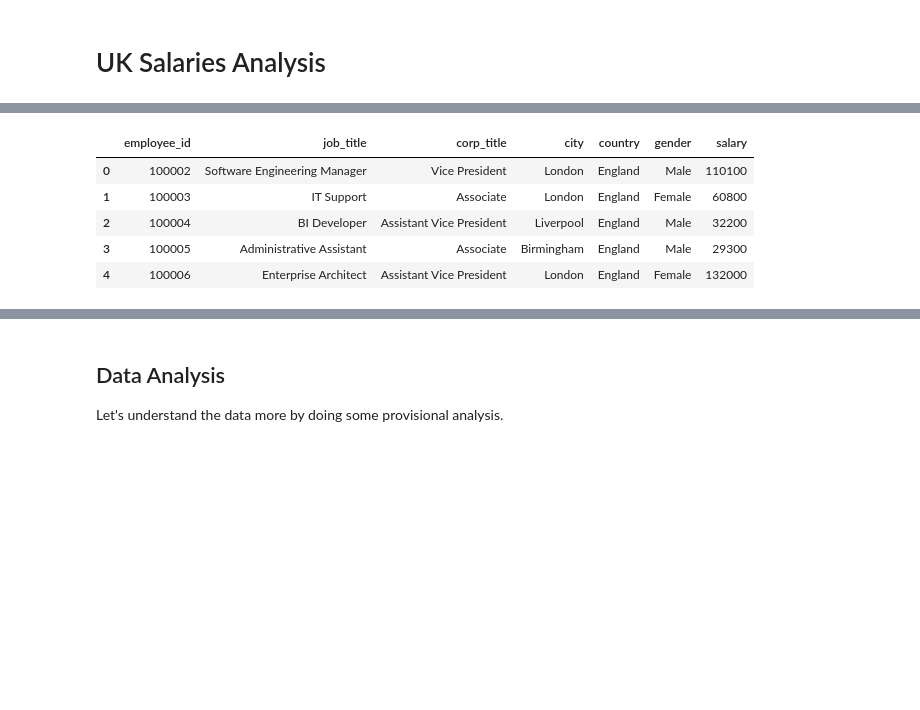
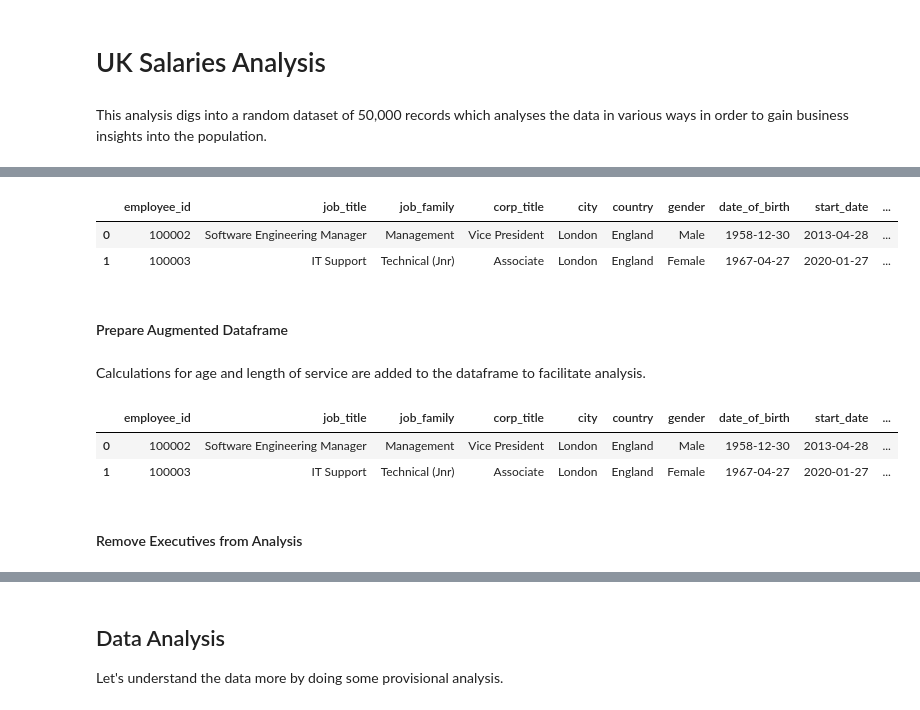
Before and after one commit to sourcery-ai-bot/library-python, a Jupyter notebook: data_science/notebooks/uk_salaries.ipynb, the cells around one changed output, grey strips where cells are left out. Saved outputs shown, nothing was run; the diff lists cells and outputs as text; code cells hidden in the pictures; blank space fills up the shorter version.

Commit message:
Develop Jupyter notebooks

```diff
--- a/data_science/notebooks/uk_salaries.ipynb
+++ b/data_science/notebooks/uk_salaries.ipynb
@@ -1,4 +1,6 @@
 # %% [markdown]
 # UK Salaries Analysis
+# %% [markdown]
+This analysis digs into a random dataset of 50,000 records which analyses the data in various ways in order to gain business insights into the population.
 # %%
 import pandas as pd
@@ -17,14 +20,15 @@ sns.set_style('darkgrid')
 [interactive output not drawn]
 # %%
 # Read the salary data in from an Excel file
-sal = pd.read_excel('../data_files/salaries.xlsx', sheet_name='Data', index_col=None)
+df = pd.read_excel('../data_files/salaries.xlsx', sheet_name='Data', index_col=None)
 # %%
 # Check formatting of dataframe
-sal.head()
+df.head(2)
 # %% [output]
-|  | employee_id | job_title | corp_title | city | country | gender | salary |
-| 0 | 100002 | Software Engineering Manager | Vice President | London | England | Male | 110100 |
-| 1 | 100003 | IT Support | Associate | London | England | Female | 60800 |
-| 2 | 100004 | BI Developer | Assistant Vice President | Liverpool | England | Male | 32200 |
-| 3 | 100005 | Administrative Assistant | Associate | Birmingham | England | Male | 29300 |
-| 4 | 100006 | Enterprise Architect | Assistant Vice President | London | England | Female | 132000 |
+|  | employee_id | job_title | job_family | corp_title | city | country | gender | date_of_birth | start_date | ... |
+| 0 | 100002 | Software Engineering Manager | Management | Vice President | London | England | Male | 1958-12-30 | 2013-04-28 | ... |
+| 1 | 100003 | IT Support | Technical (Jnr) | Associate | London | England | Female | 1967-04-27 | 2020-01-27 | ... |
+# %% [markdown]
+#### Prepare Augmented Dataframe
+# %% [markdown]
+Calculations for age and length of service are added to the dataframe to facilitate analysis.
@@ -30,0 +43,9 @@ sal.head()
+# %%
+# Check the 'sal' dataframe now has the added calculations for age and length of service
+df.head(2)
+# %% [output]
+|  | employee_id | job_title | job_family | corp_title | city | country | gender | date_of_birth | start_date | ... |
+| 0 | 100002 | Software Engineering Manager | Management | Vice President | London | England | Male | 1958-12-30 | 2013-04-28 | ... |
+| 1 | 100003 | IT Support | Technical (Jnr) | Associate | London | England | Female | 1967-04-27 | 2020-01-27 | ... |
+# %% [markdown]
+#### Remove Executives from Analysis
```
Also changed, not shown: parts of 20 cells of this notebook, 1 other file.
